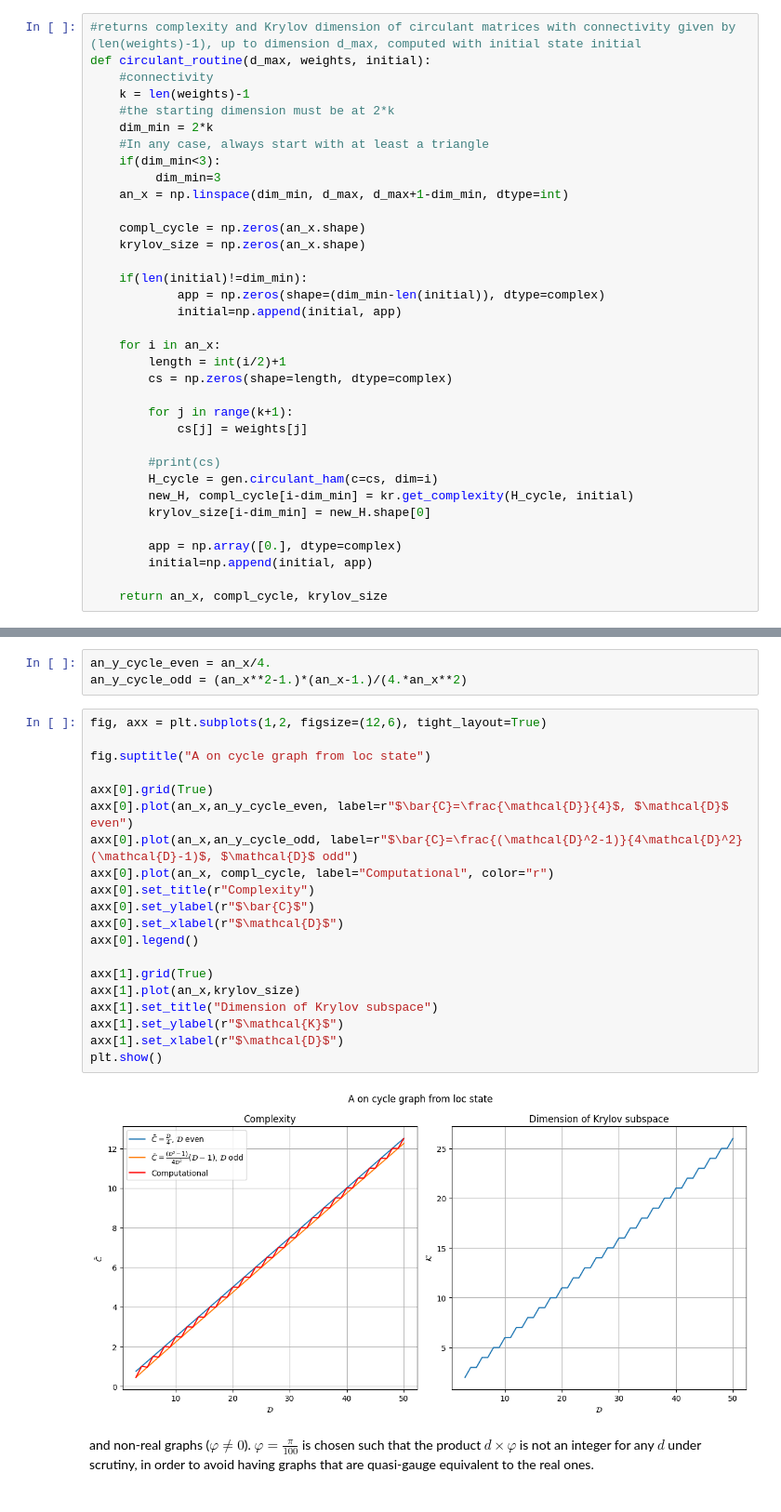
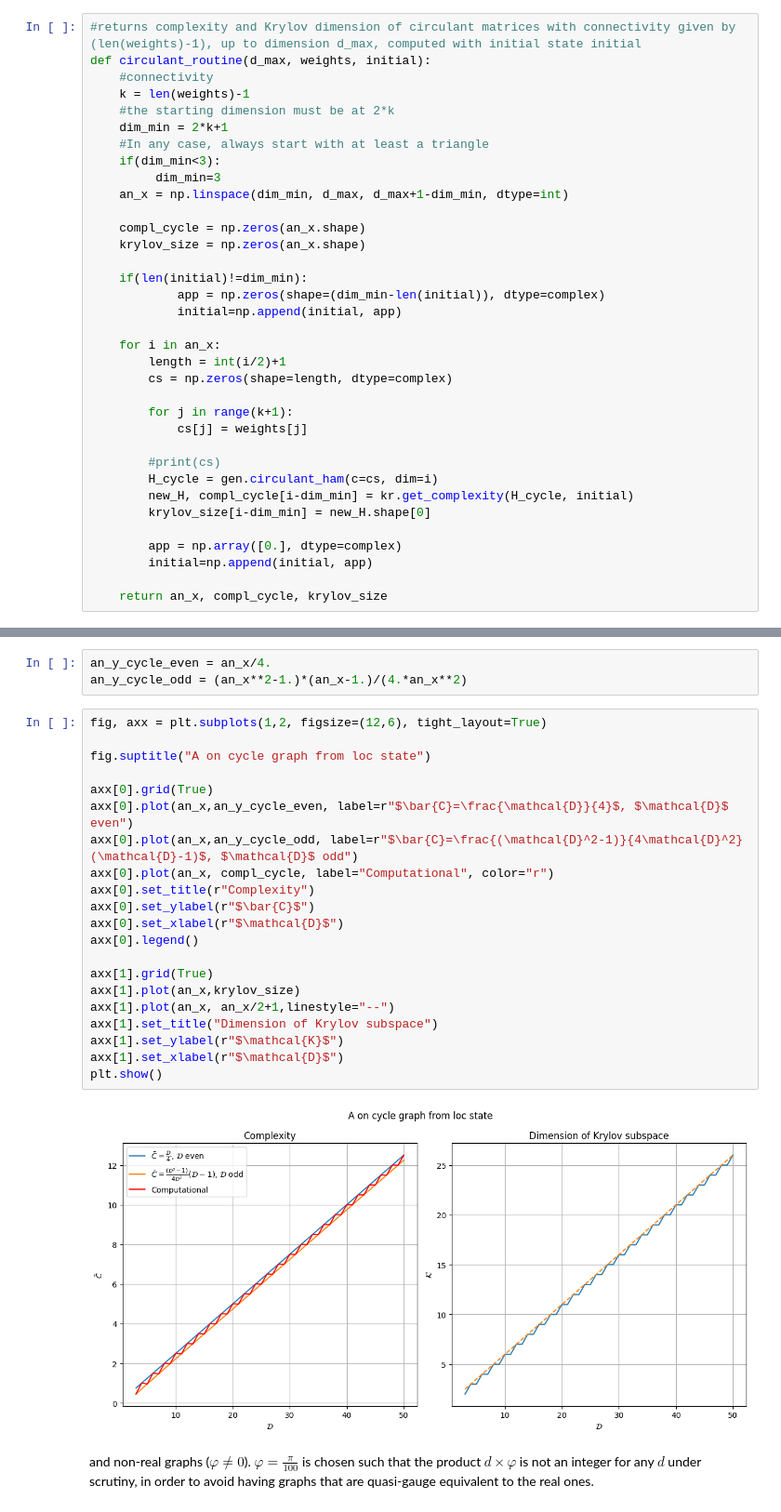
Before and after one commit to erricottaro/Krylov_complexity_on_circulant_graphs, a Jupyter notebook: circulant.ipynb, the cells around one changed output, grey strips where cells are left out. Shown at 93% size. Saved outputs shown, nothing was run; the diff lists cells and outputs as text.

```diff
--- a/circulant.ipynb
+++ b/circulant.ipynb
@@ -21,7 +21,7 @@ def circulant_routine(d_max, weights, initial):
     #connectivity
     k = len(weights)-1
     #the starting dimension must be at 2*k
-    dim_min = 2*k
+    dim_min = 2*k+1
     #In any case, always start with at least a triangle
     if(dim_min<3):
          dim_min=3
@@ -71,25 +71,26 @@ an_y_cycle_odd = (an_x**2-1.)*(an_x-1.)/(4.*an_x**2)
 # %%
 fig, axx = plt.subplots(1,2, figsize=(12,6), tight_layout=True)
 
 fig.suptitle("A on cycle graph from loc state")
 
 axx[0].grid(True)
 axx[0].plot(an_x,an_y_cycle_even, label=r"$\bar{C}=\frac{\mathcal{D}}{4}$, $\mathcal{D}$ even")
 axx[0].plot(an_x,an_y_cycle_odd, label=r"$\bar{C}=\frac{(\mathcal{D}^2-1)}{4\mathcal{D}^2}(\mathcal{D}-1)$, $\mathcal{D}$ odd")
 axx[0].plot(an_x, compl_cycle, label="Computational", color="r")
 axx[0].set_title(r"Complexity")
 axx[0].set_ylabel(r"$\bar{C}$")
 axx[0].set_xlabel(r"$\mathcal{D}$")
 axx[0].legend()
 
 axx[1].grid(True)
 axx[1].plot(an_x,krylov_size)
+axx[1].plot(an_x, an_x/2+1,linestyle="--")
 axx[1].set_title("Dimension of Krylov subspace")
 axx[1].set_ylabel(r"$\mathcal{K}$")
 axx[1].set_xlabel(r"$\mathcal{D}$")
 plt.show()
 # %% [output]
-[figure, old version]
+[figure, new version]
 # %% [markdown]
 and non-real graphs ($\varphi \neq 0$). $\varphi =\frac{\pi}{100}$ is chosen such that the product $d\times\varphi$ is not an integer for any $d$ under scrutiny, in order to avoid having graphs that are quasi-gauge equivalent to the real ones.
 # %%
```
Also changed, not shown: parts of 15 cells of this notebook, 1 other file.
